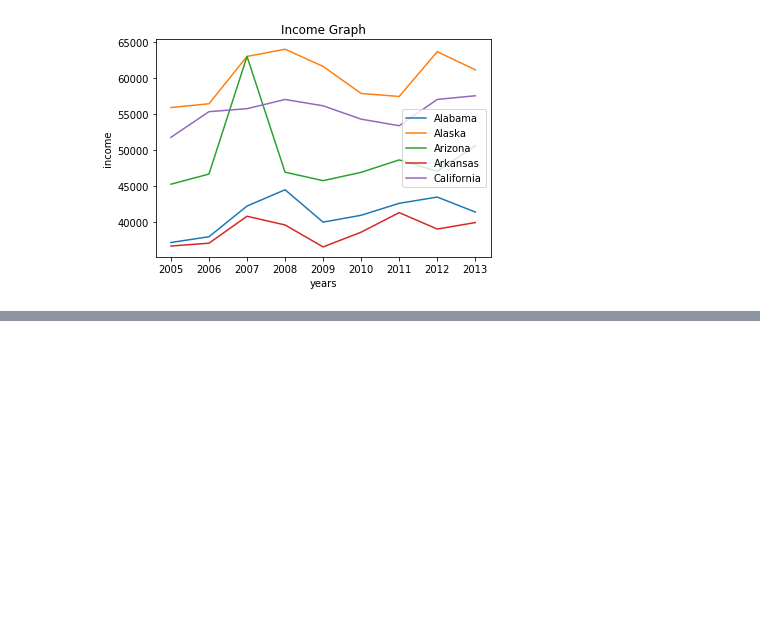
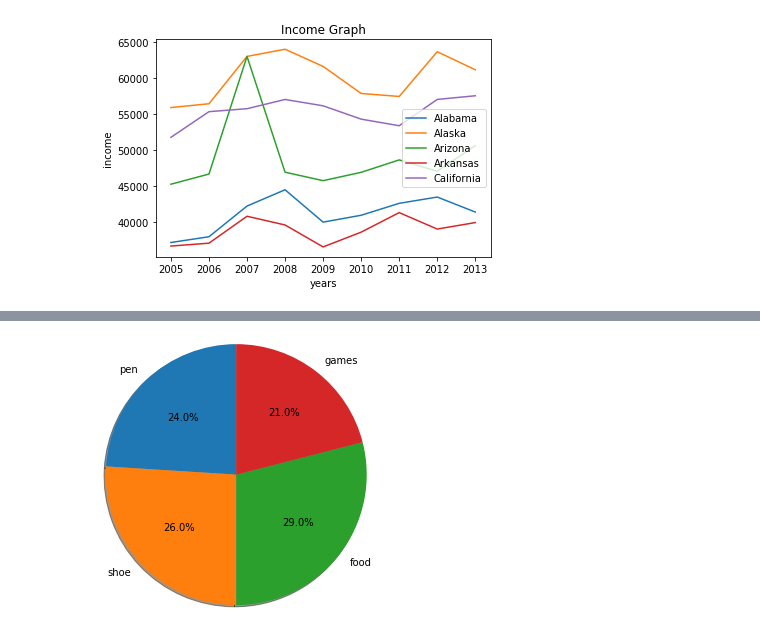
Before and after one commit to kollurusuresh/PythonWS, a Jupyter notebook: Day6.ipynb, the cells around one changed output, grey strips where cells are left out. Saved outputs shown, nothing was run; the diff lists cells and outputs as text; code cells hidden in the pictures; blank space fills up the shorter version.

```diff
--- a/Day6.ipynb
+++ b/Day6.ipynb
@@ -602,0 +617,8 @@ pl.show()
+# %%
+#Pie Charts
+x = [24,26,29,21]
+y = ['pen', 'shoe', 'food', 'games']
+pl.pie(x, labels=y, radius=1.5, autopct = '%1.1f%%', shadow = True, startangle = 90)
+pl.show()
+# %% [output]
+[figure, added]
```
Also changed, not shown: parts of 2 cells of this notebook, 5 other files.
